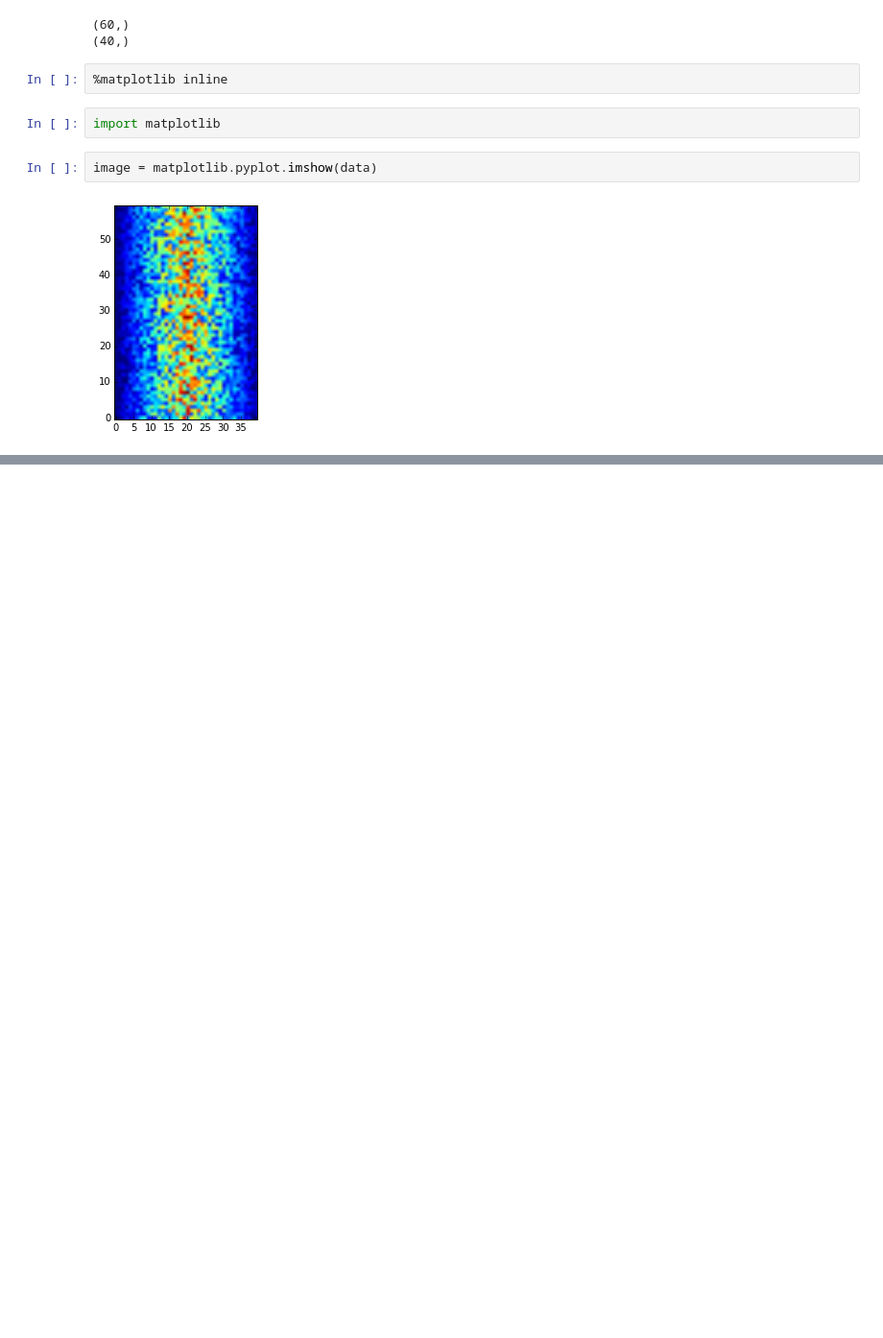
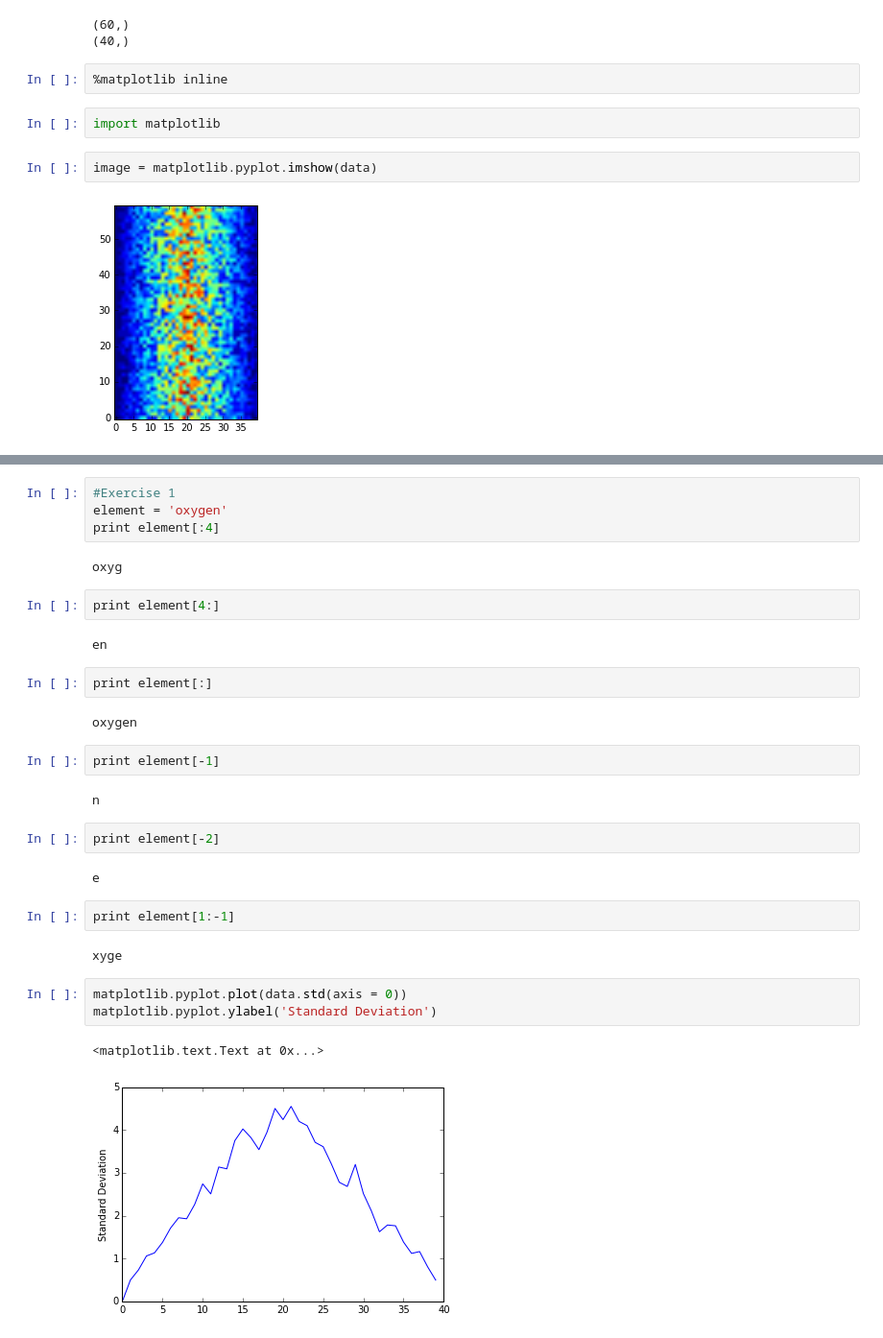
Before and after one commit to camillescott/2015-08-16-ucdavis-wise, a Jupyter notebook: python/az_first_notebook.ipynb, the cells around one changed output, grey strips where cells are left out. Shown at 96% size. Saved outputs shown, nothing was run; the diff lists cells and outputs as text; blank space fills up the shorter version.

```diff
--- a/python/az_first_notebook.ipynb
+++ b/python/az_first_notebook.ipynb
@@ -260,0 +287,32 @@ image = matplotlib.pyplot.imshow(data)
+# %%
+#Exercise 1
+element = 'oxygen'
+print element[:4]
+# %% [output]
+oxyg
+# %%
+print element[4:]
+# %% [output]
+en
+# %%
+print element[:]
+# %% [output]
+oxygen
+# %%
+print element[-1]
+# %% [output]
+n
+# %%
+print element[-2]
+# %% [output]
+e
+# %%
+print element[1:-1]
+# %% [output]
+xyge
+# %%
+matplotlib.pyplot.plot(data.std(axis = 0))
+matplotlib.pyplot.ylabel('Standard Deviation')
+# %% [output]
+<matplotlib.text.Text at 0x...>
+[figure, added]
```
Also changed, not shown: parts of 44 cells of this notebook, 1 other file.
